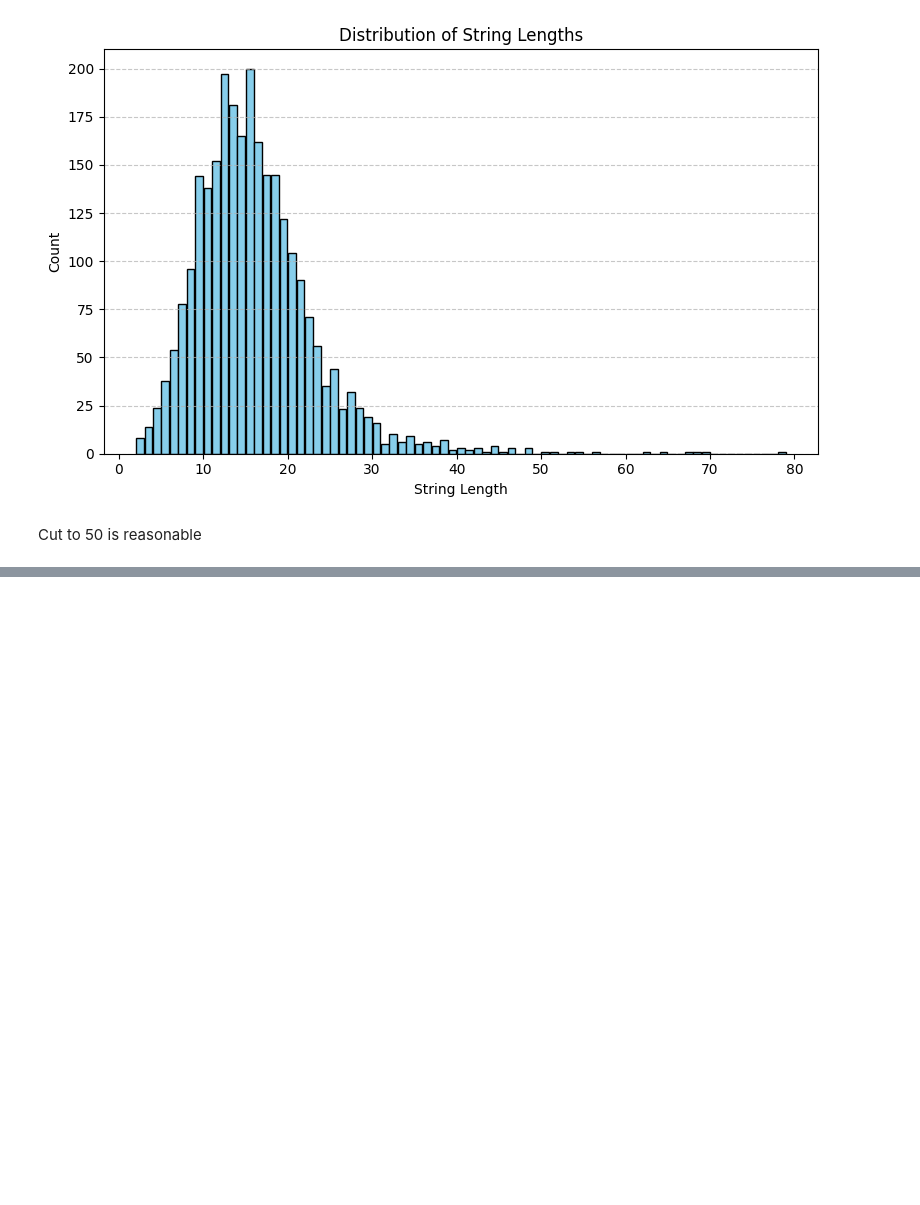
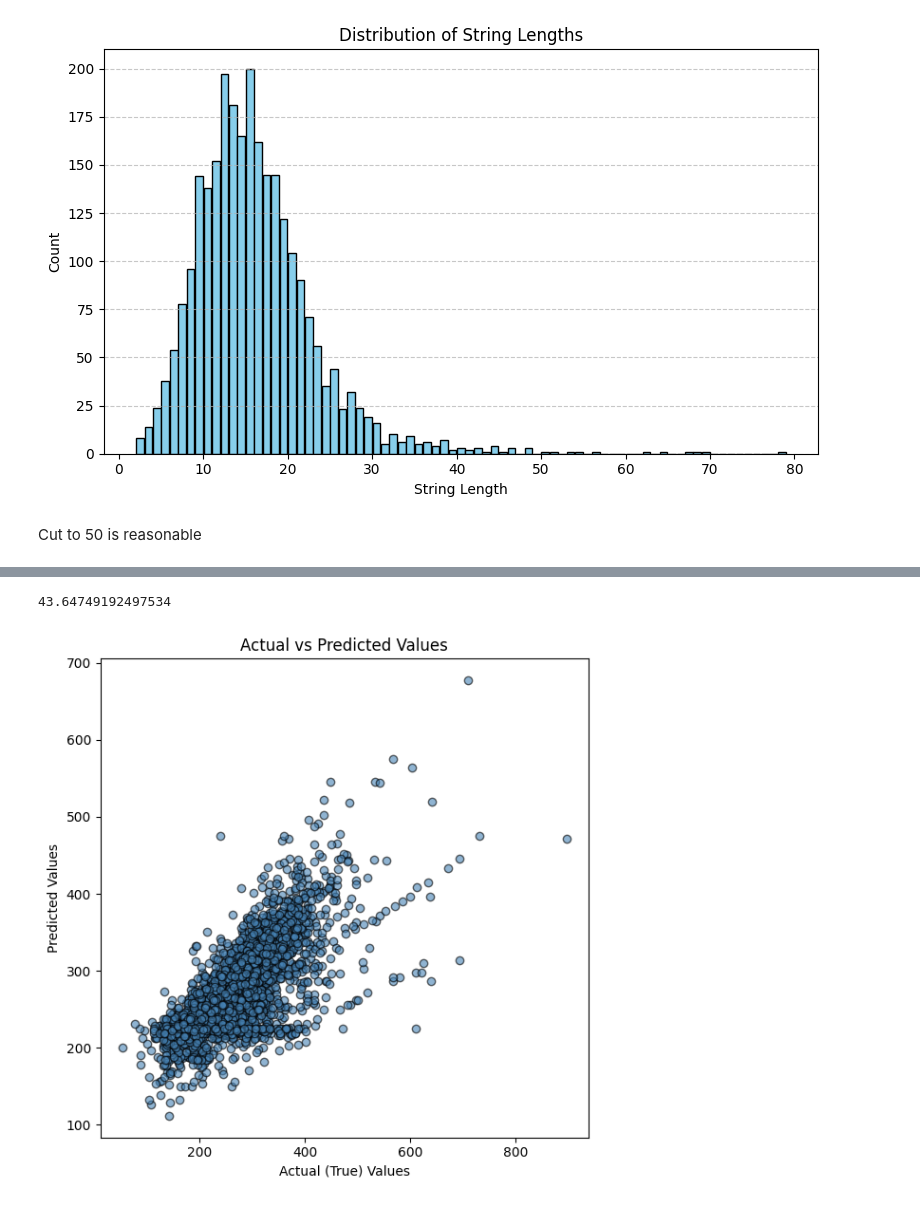
Before and after one commit to Michal-Iwicki/Melting-point-prediction, a Jupyter notebook: overview.ipynb, the cells around one changed output, grey strips where cells are left out. Cells and saved outputs as stored; diff of their text form; code cells hidden in the pictures; blank space fills up the shorter version.

Commit message:
some first model

```diff
--- a/overview.ipynb
+++ b/overview.ipynb
@@ -128,0 +145,27 @@ Cut to 50 is reasonable
+# %%
+from sklearn.linear_model import LinearRegression
+from sklearn.metrics import mean_absolute_error
+
+model = LinearRegression()
+model.fit(X[top50.index], y)
+y_pred = model.predict(X[top50.index])
+mae = mean_absolute_error(y, y_pred)
+mae
+# %% [output]
+43.64749192497534
+# %%
+
+# Assuming you already have:
+# y_test (true values)
+# y_pred (predicted values)
+y_test = y
+plt.figure(figsize=(6,6))
+plt.scatter(y_test, y_pred, color='steelblue', alpha=0.6, edgecolor='k')
+
+plt.title("Actual vs Predicted Values")
+plt.xlabel("Actual (True) Values")
+plt.ylabel("Predicted Values")
+plt.tight_layout()
+plt.show()
+# %% [output]
+[figure, added]
```
Also changed, not shown: parts of 2 cells of this notebook.
